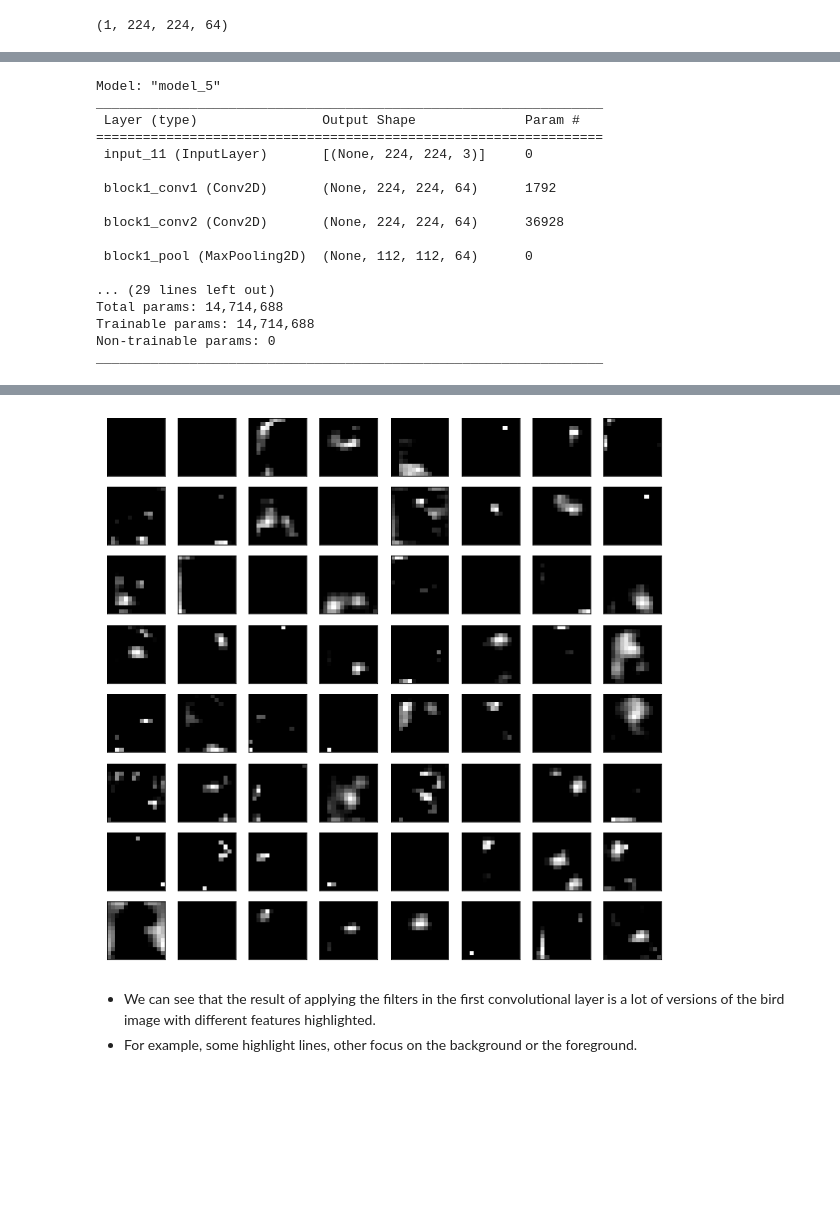
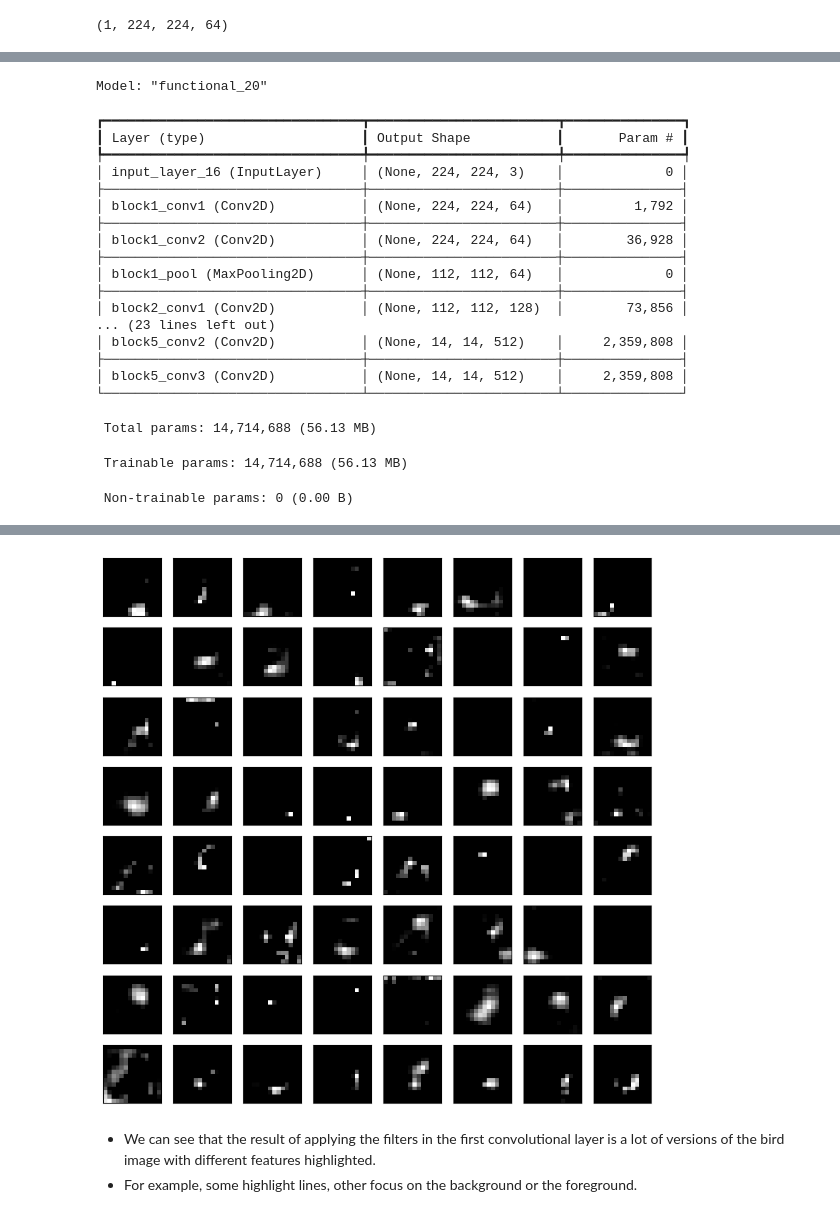
Before and after one commit to rtajeong/2025_machine_learning_class, a Jupyter notebook: lab_61_cats_and_dogs_transfer_2025.ipynb, the cells around one changed output, grey strips where cells are left out. Cells and saved outputs as stored; diff of their text form; code cells hidden in the pictures; blank space fills up the shorter version.

```diff
--- a/lab_61_cats_and_dogs_transfer_2025.ipynb
+++ b/lab_61_cats_and_dogs_transfer_2025.ipynb
@@ -954,7 +1038,7 @@ model = models.Model(inputs=model.inputs, outputs=model.layers[1].output)
 # %%
 # load the image with the required shape
 from keras.preprocessing.image import load_img
-img = load_img('eagle.jpg', target_size=(224, 224))
+img = load_img('bird.jpg', target_size=(224, 224))
 # %%
 plt.imshow(img)
 # %% [output]
@@ -1010,7 +1096,7 @@ model = VGG16()
 model = Model(inputs=model.inputs, outputs=model.layers[3].output)
 model.summary()
 # load the image with the required shape
-img = load_img('eagle.jpg', target_size=(224, 224))
+img = load_img('bird.jpg', target_size=(224, 224))
 # convert the image to an array
 img = img_to_array(img)
 # expand dimensions so that it represents a single 'sample'
@@ -1059,7 +1144,7 @@ model = VGG16()
 model = Model(inputs=model.inputs, outputs=model.layers[9].output)
 model.summary()
 # load the image with the required shape
-img = load_img('eagle.jpg', target_size=(224, 224))
+img = load_img('bird.jpg', target_size=(224, 224))
 # convert the image to an array
 img = img_to_array(img)
 # expand dimensions so that it represents a single 'sample'
@@ -1128,7 +1200,7 @@ model = VGG16()
 model = Model(inputs=model.inputs, outputs=model.layers[17].output)
 model.summary()
 # load the image with the required shape
-img = load_img('eagle.jpg', target_size=(224, 224))
+img = load_img('bird.jpg', target_size=(224, 224))
 # convert the image to an array
 img = img_to_array(img)
 # expand dimensions so that it represents a single 'sample'
@@ -1153,20 +1225,24 @@ for _ in range(square):
 # show the figure
 pyplot.show()
 # %% [output]
-Model: "model_5"
-_________________________________________________________________
- Layer (type)                Output Shape              Param #
-=================================================================
- input_11 (InputLayer)       [(None, 224, 224, 3)]     0
-
- block1_conv1 (Conv2D)       (None, 224, 224, 64)      1792
-
- block1_conv2 (Conv2D)       (None, 224, 224, 64)      36928
-
- block1_pool (MaxPooling2D)  (None, 112, 112, 64)      0
-
-... (29 lines left out)
-Total params: 14,714,688
-Trainable params: 14,714,688
-Non-trainable params: 0
-_________________________________________________________________
+Model: "functional_20"
+┏━━━━━━━━━━━━━━━━━━━━━━━━━━━━━━━━━┳━━━━━━━━━━━━━━━━━━━━━━━━┳━━━━━━━━━━━━━━━┓
+┃ Layer (type)                    ┃ Output Shape           ┃       Param # ┃
+┡━━━━━━━━━━━━━━━━━━━━━━━━━━━━━━━━━╇━━━━━━━━━━━━━━━━━━━━━━━━╇━━━━━━━━━━━━━━━┩
+│ input_layer_16 (InputLayer)     │ (None, 224, 224, 3)    │             0 │
+├─────────────────────────────────┼────────────────────────┼───────────────┤
+│ block1_conv1 (Conv2D)           │ (None, 224, 224, 64)   │         1,792 │
+├─────────────────────────────────┼────────────────────────┼───────────────┤
+│ block1_conv2 (Conv2D)           │ (None, 224, 224, 64)   │        36,928 │
+├─────────────────────────────────┼────────────────────────┼───────────────┤
+│ block1_pool (MaxPooling2D)      │ (None, 112, 112, 64)   │             0 │
+├─────────────────────────────────┼────────────────────────┼───────────────┤
+│ block2_conv1 (Conv2D)           │ (None, 112, 112, 128)  │        73,856 │
+... (23 lines left out)
+│ block5_conv2 (Conv2D)           │ (None, 14, 14, 512)    │     2,359,808 │
+├─────────────────────────────────┼────────────────────────┼───────────────┤
+│ block5_conv3 (Conv2D)           │ (None, 14, 14, 512)    │     2,359,808 │
+└─────────────────────────────────┴────────────────────────┴───────────────┘
+ Total params: 14,714,688 (56.13 MB)
+ Trainable params: 14,714,688 (56.13 MB)
+ Non-trainable params: 0 (0.00 B)
@@ -1173,4 +1251,4 @@ _________________________________________________________________
-[figure, old version]
+[figure, new version]
 # %% [markdown]
 - We can see that the result of applying the filters in the first convolutional layer is a lot of versions of the bird image with different features highlighted.
 - For example, some highlight lines, other focus on the background or the foreground.
```
Also changed, not shown: parts of 33 cells of this notebook.
